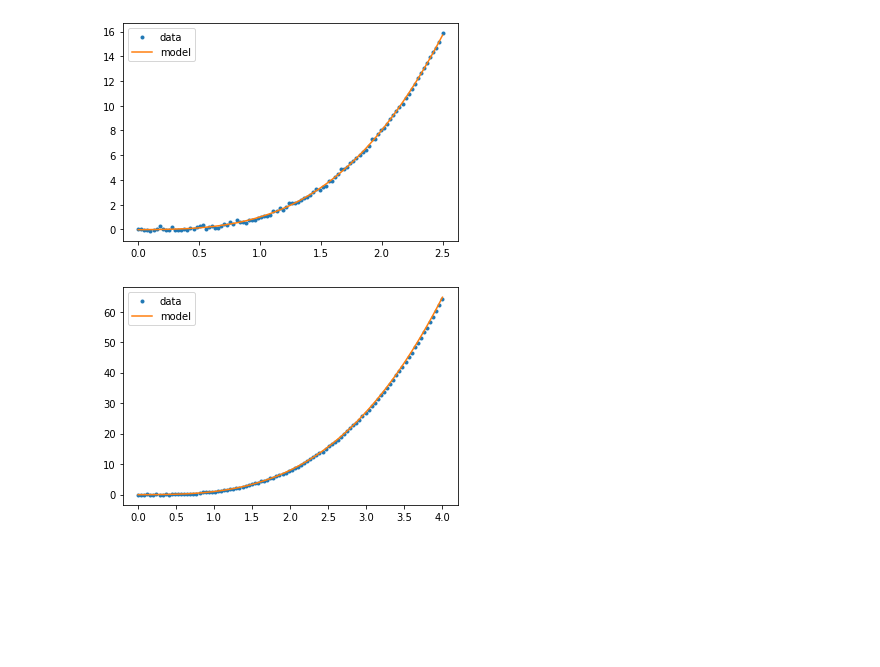
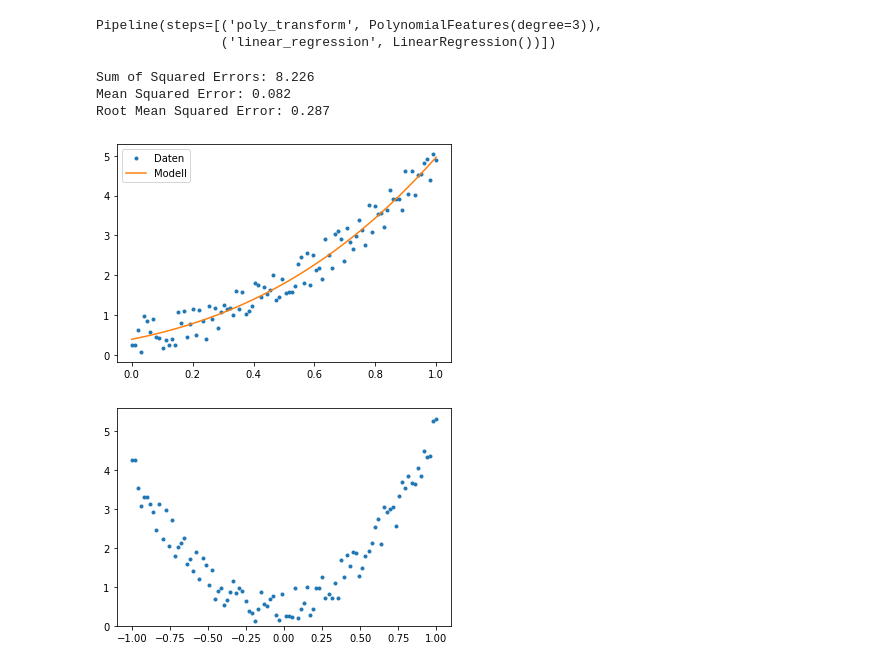
Before and after one commit to MarcelDeSutter/udemy_machine_learning, a Jupyter notebook: notebooks/01-01 Einführung in das maschinelle Lernen.ipynb, the cells around one changed output. Cells and saved outputs as stored; diff of their text form; code cells hidden in the pictures; blank space fills up the shorter version.

```diff
--- a/notebooks/01-01 Einführung in das maschinelle Lernen.ipynb
+++ b/notebooks/01-01 Einführung in das maschinelle Lernen.ipynb
@@ -105,24 +89,40 @@ from sklearn.pipeline import Pipeline
 from sklearn.preprocessing import PolynomialFeatures
 
 pipe = Pipeline([
-    ('polynomial_transform', PolynomialFeatures(3)),
-    ('linear_fit', LinearRegression())
+    ("poly_transform", PolynomialFeatures(3)), # Grad des Polynoms
+    ("linear_regression", LinearRegression())
 ])
 
 pipe.fit(X.reshape(-1, 1), y)
-
-predictions = pipe.predict(X.reshape(-1, 1))
-plt.plot(X, y, '.', label='data')
-plt.plot(X, predictions, label='model')
-plt.legend();
 # %% [output]
-[figure, removed]
+Pipeline(steps=[('poly_transform', PolynomialFeatures(degree=3)),
+                ('linear_regression', LinearRegression())])
-# %%
-X = np.linspace(0, 4, 100)
-y = X**exp + np.random.randn(X.shape[0])/10
-predictions = pipe.predict(X.reshape(-1, 1))
-plt.plot(X, y, '.', label='data')
-plt.plot(X, predictions, label='model')
-plt.legend();
-# %% [output]
-[figure, removed]
+# %%
+y_hat = pipe.predict(X.reshape(-1, 1))
+
+se = sum((y - y_hat)**2)
+mse = se/len(y)
+rmse = np.sqrt(mse)
+
+print(f"Sum of Squared Errors: {round(np.sum(se), 3)}")
+print(f"Mean Squared Error: {round(mse, 3)}")
+print(f"Root Mean Squared Error: {round(rmse, 3)}")
+
+plt.plot(X, y, '.', label = "Daten")
+plt.plot(X, y_hat, label = "Modell")
+plt.legend();
+# %% [output]
+Sum of Squared Errors: 8.226
+Mean Squared Error: 0.082
+Root Mean Squared Error: 0.287
+[figure, added]
+# %%
+# Testdaten erzeugen
+X_test = np.linspace(-1, 1, 100)
+y_test = 4 * X_test**2 + .5 * X_test + np.random.rand(X_test.shape[0])
+
+# Beispieldaten visualisieren
+plt.plot(X_test, y_test, ".")
+plt.ylim(bottom = 0);
+# %% [output]
+[figure, added]
```
Also changed, not shown: parts of 18 cells of this notebook.
